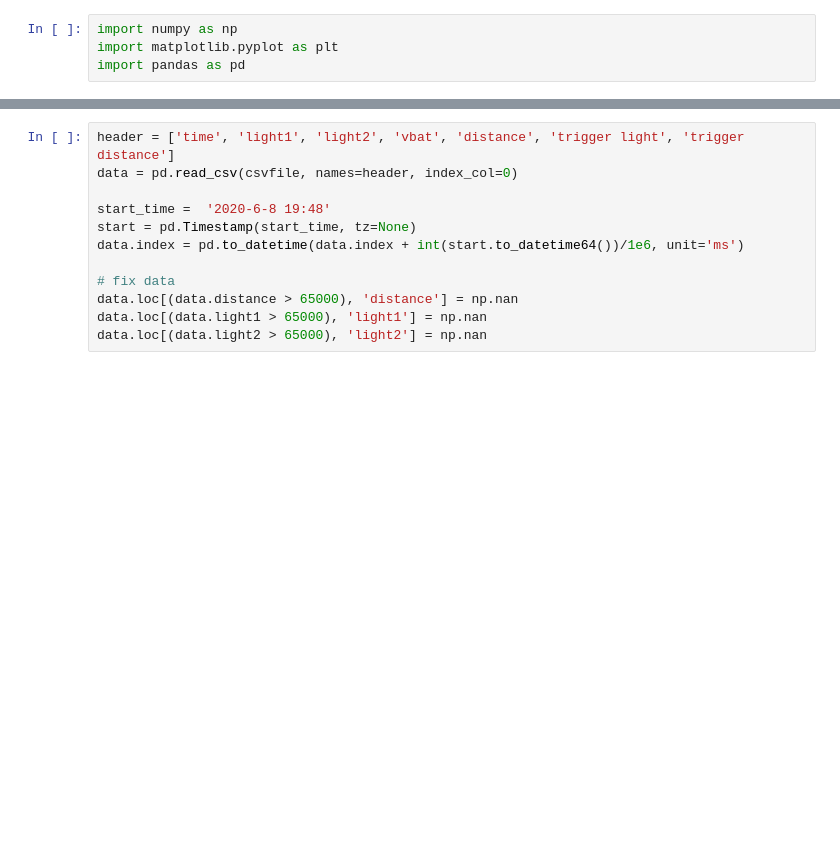
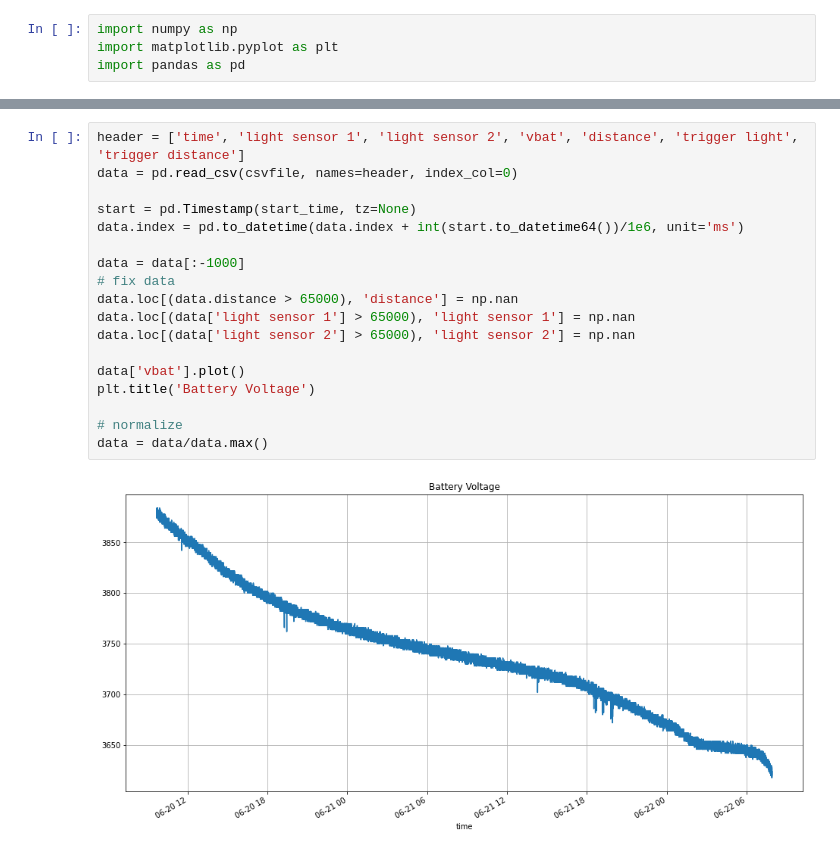
Before and after one commit to JitterCompany/2401-mailbox-sensor, a Jupyter notebook: analyse/Brievenbus analyse.ipynb, the cells around one changed output, grey strips where cells are left out. Drawn from its saved outputs; the diff is of its cells as text; blank space fills up the shorter version.

```diff
--- a/analyse/Brievenbus analyse.ipynb
+++ b/analyse/Brievenbus analyse.ipynb
@@ -11,13 +42,21 @@ csvfile = '../logs/brievenbus_sjors_20200508.csv'
 # %%
-header = ['time', 'light1', 'light2', 'vbat', 'distance', 'trigger light', 'trigger distance']
+header = ['time', 'light sensor 1', 'light sensor 2', 'vbat', 'distance', 'trigger light', 'trigger distance']
 data = pd.read_csv(csvfile, names=header, index_col=0)
 
-start_time =  '2020-6-8 19:48'
 start = pd.Timestamp(start_time, tz=None)
 data.index = pd.to_datetime(data.index + int(start.to_datetime64())/1e6, unit='ms')
 
+data = data[:-1000]
 # fix data
 data.loc[(data.distance > 65000), 'distance'] = np.nan
-data.loc[(data.light1 > 65000), 'light1'] = np.nan
-data.loc[(data.light2 > 65000), 'light2'] = np.nan
+data.loc[(data['light sensor 1'] > 65000), 'light sensor 1'] = np.nan
+data.loc[(data['light sensor 2'] > 65000), 'light sensor 2'] = np.nan
+
+data['vbat'].plot()
+plt.title('Battery Voltage')
+
+# normalize
+data = data/data.max()
+# %% [output]
+[figure, added]
 # %%
```
Also changed, not shown: parts of 21 cells of this notebook.
